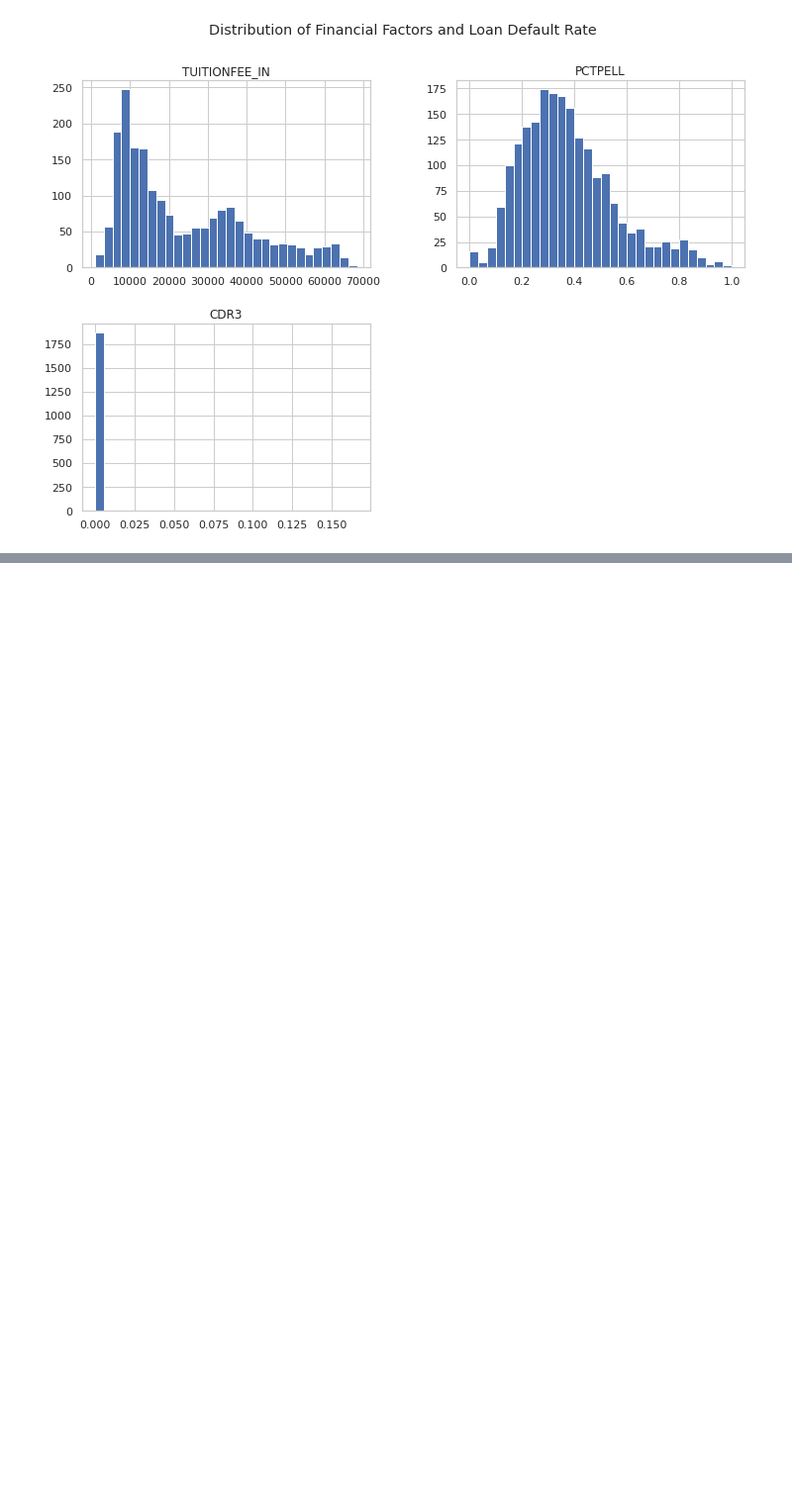
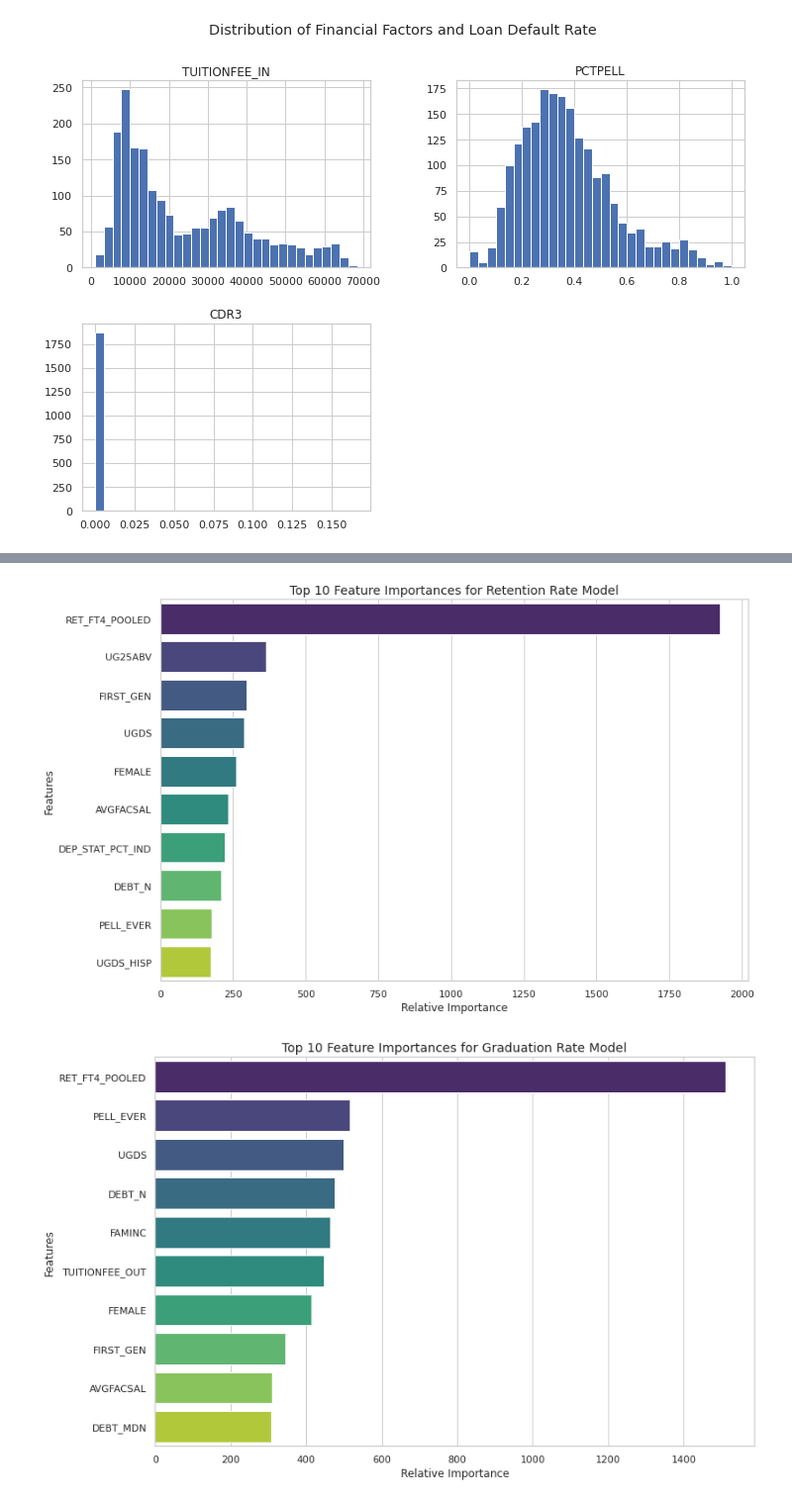
Before and after one commit to Sylivera/Udacity_Capstone_Project, a Jupyter notebook: Capstone Project .ipynb, the cells around one changed output, grey strips where cells are left out. Shown at 99% size. Cells and saved outputs as stored; diff of their text form; code cells hidden in the pictures; blank space fills up the shorter version.

```diff
--- a/Capstone Project .ipynb
+++ b/Capstone Project .ipynb
@@ -280,0 +457,8 @@ plt.show()
+# %%
+# Convert columns to numeric types, coercing errors to NaN
+columns_to_convert = ['DEBT_MDN', 'AGE_ENTRY', 'FEMALE', 'FIRST_GEN', 'DEP_STAT_PCT_IND',
+                      'PELL_EVER', 'FAMINC', 'MD_FAMINC', 'PAR_ED_PCT_1STGEN', 'DEBT_N',
+                      'FAMINC_IND', 'PAR_ED_PCT_MS']
+
+for col in columns_to_convert:
+    features[col] = pd.to_numeric(features[col], errors='coerce')
@@ -280,0 +474,10 @@ plt.show()
+# %%
+target_retention = features['retention_rate']
+target_graduation = features['graduation_rate']
+
+features_=features.drop(['retention_rate','graduation_rate'],axis=1)
+
+# Convert categorical features to category dtype
+categorical_features = ['CONTROL', 'REGION', 'LOCALE']
+for col in categorical_features:
+    features[col] = features[col].astype('category')
@@ -280,0 +555,42 @@ plt.show()
+# %%
+
+# Function to plot top 10 feature importances
+def plot_top_10_features(importances, feature_names, title):
+    # Get indices of top 10 features
+    indices = np.argsort(importances)[-10:]
+    top_features = [feature_names[i] for i in indices]
+    top_importances = importances[indices]
+
+    # Sort the features by importance
+    sorted_indices = np.argsort(top_importances)[::-1]
+    top_features = np.array(top_features)[sorted_indices]
+    top_importances = top_importances[sorted_indices]
+
+    # Create a bar plot
+    plt.figure(figsize=(12, 8))
+    sns.set(style="whitegrid")
+    ax = sns.barplot(x=top_importances, y=top_features, palette="viridis")
+
+    plt.title(title, fontsize=14)
+    plt.xlabel('Relative Importance', fontsize=12)
+    plt.ylabel('Features', fontsize=12)
+    plt.show()
+
+# Assuming the models have already been trained and are named `best_model_ret` and `best_model_grad`
+
+# Get feature importances for retention rate model
+importances_ret = best_model_ret.feature_importances_
+feature_names = features.columns
+
+# Plot top 10 feature importances for retention rate model
+plot_top_10_features(importances_ret, feature_names, 'Top 10 Feature Importances for Retention Rate Model')
+
+# Get feature importances for graduation rate model
+importances_grad = best_model_grad.feature_importances_
+feature_names = features.columns
+
+# Plot top 10 feature importances for graduation rate model
+plot_top_10_features(importances_grad, feature_names, 'Top 10 Feature Importances for Graduation Rate Model')
+# %% [output]
+[figure, added]
+[figure, added]
```
Also changed, not shown: parts of 52 cells of this notebook, 3 other files.
